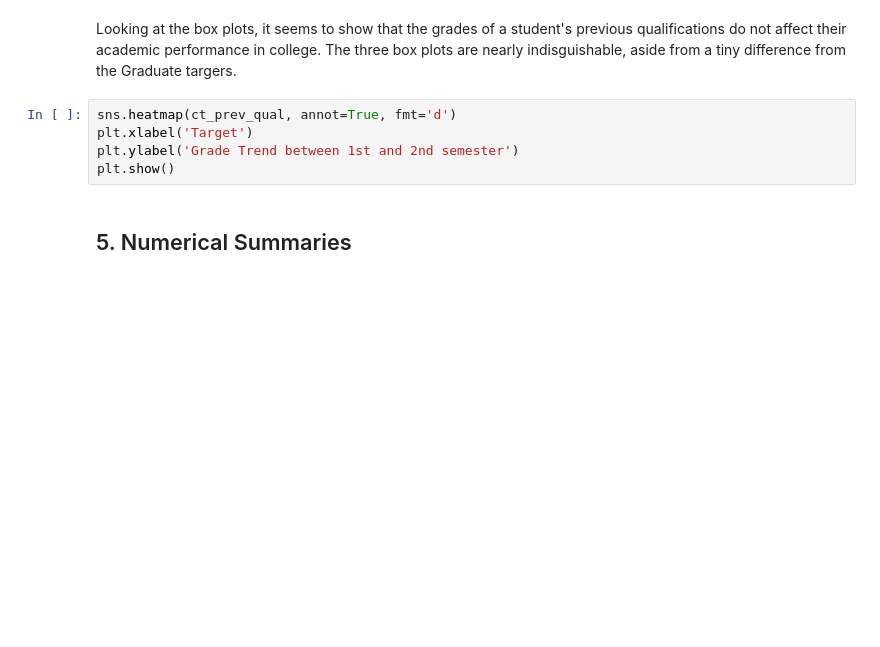
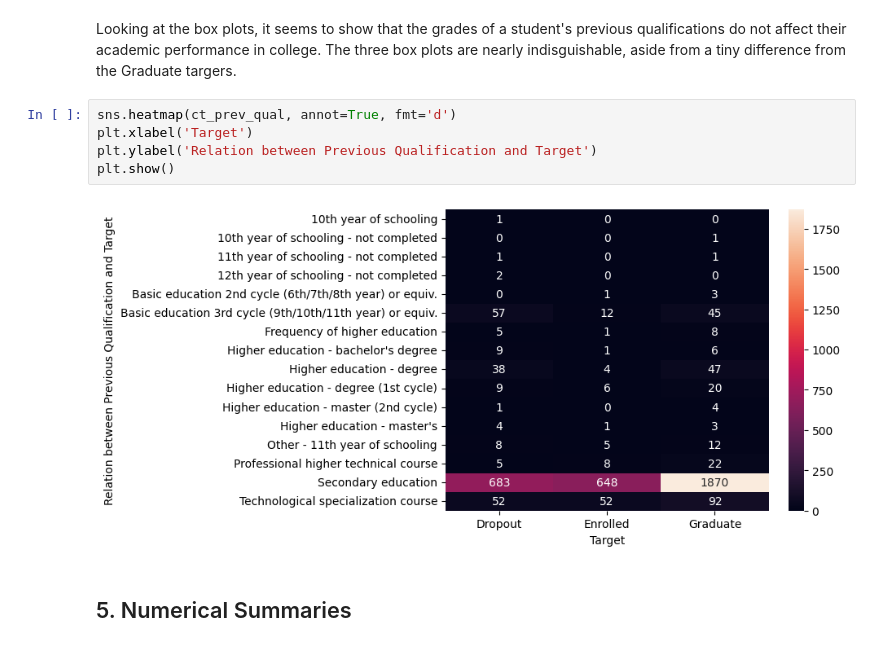
Before and after one commit to atile4/math-9-final-project, a Jupyter notebook: report.ipynb, the cells around one changed output. Saved outputs shown, nothing was run; the diff lists cells and outputs as text; blank space fills up the shorter version.

```diff
--- a/report.ipynb
+++ b/report.ipynb
@@ -180,8 +243,10 @@ Looking at the box plots, it seems to show that the grades of a student's previo
 # %%
 sns.heatmap(ct_prev_qual, annot=True, fmt='d')
 plt.xlabel('Target')
-plt.ylabel('Grade Trend between 1st and 2nd semester')
+plt.ylabel('Relation between Previous Qualification and Target')
 plt.show()
+# %% [output]
+[figure, added]
 # %% [markdown]
 ## 5. Numerical Summaries
 # %%
```
Also changed, not shown: parts of 18 cells of this notebook.
